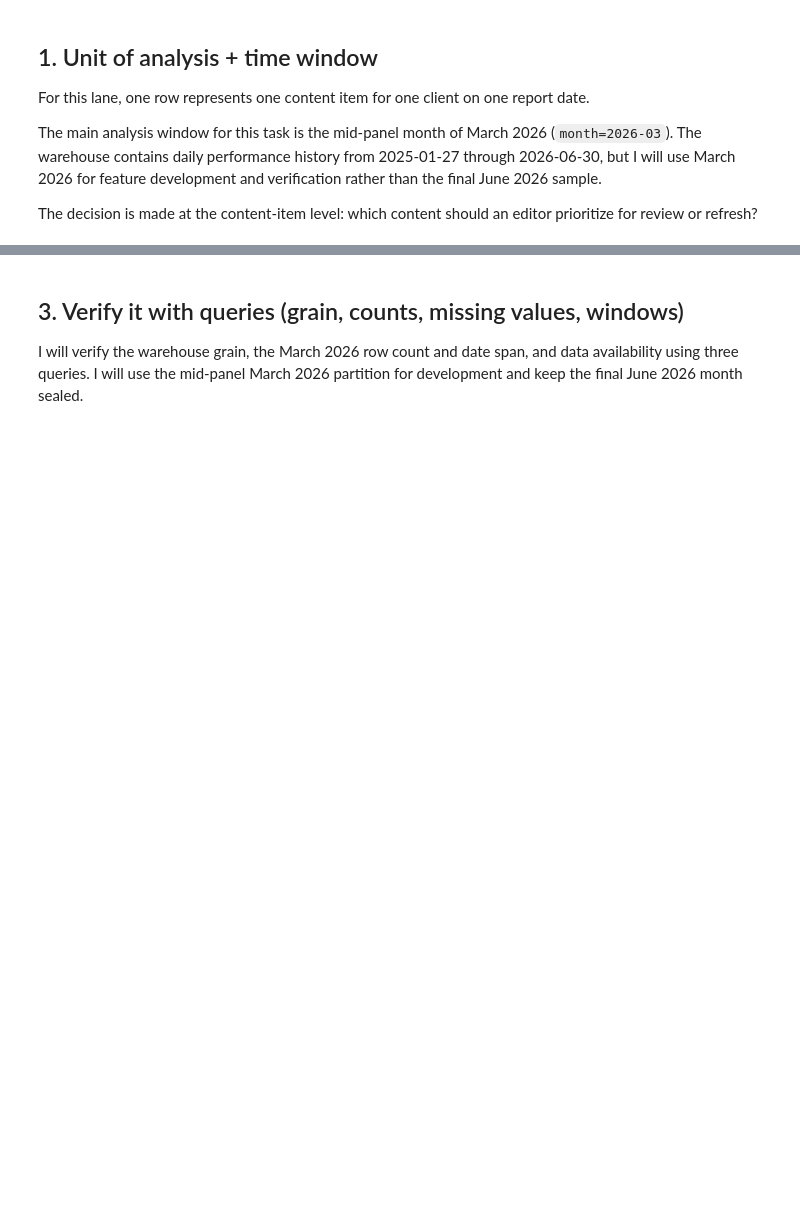
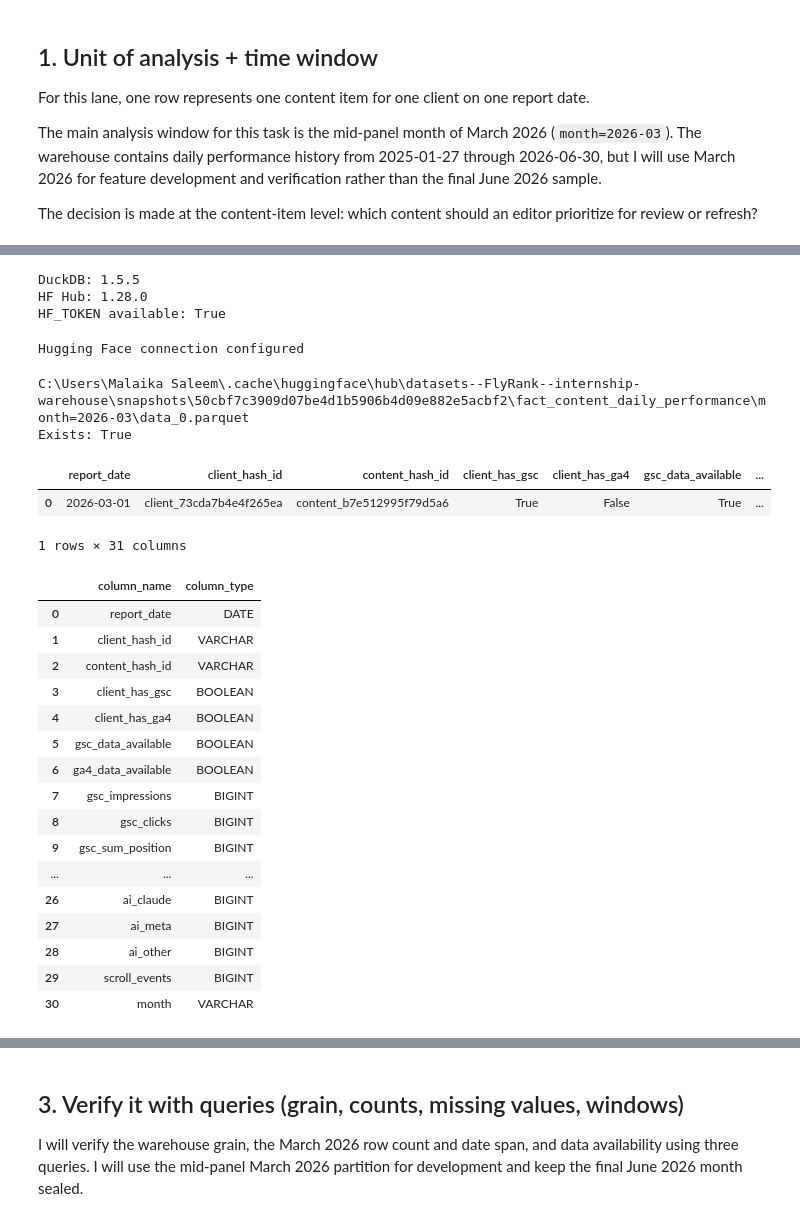
Before and after one commit to malaikasaleem944/malaika_flyrank, a Jupyter notebook: work/notebooks/w03_data_contract.ipynb, the cells around one changed output, grey strips where cells are left out. Cells and saved outputs as stored; diff of their text form; code cells hidden in the pictures; blank space fills up the shorter version.

Commit message:
Complete W03 data contract and leakage check

```diff
--- a/work/notebooks/w03_data_contract.ipynb
+++ b/work/notebooks/w03_data_contract.ipynb
@@ -41,0 +235,80 @@ LIMIT 5
+# %%
+import duckdb
+import huggingface_hub
+import os
+
+print("DuckDB:", duckdb.__version__)
+print("HF Hub:", huggingface_hub.__version__)
+print("HF_TOKEN available:", bool(os.environ.get("HF_TOKEN")))
+# %% [output]
+DuckDB: 1.5.5
+HF Hub: 1.28.0
+HF_TOKEN available: True
+# %%
+import os
+import duckdb
+
+HF_TOKEN = os.environ["HF_TOKEN"]
+
+con = duckdb.connect()
+
+con.execute(f"""
+CREATE OR REPLACE SECRET hf (
+    TYPE huggingface,
+    TOKEN '{HF_TOKEN}'
+)
+""")
+
+REL = "hf://datasets/FlyRank/internship-warehouse"
+
+print("Hugging Face connection configured")
+# %% [output]
+Hugging Face connection configured
+# %%
+from pathlib import Path
+import duckdb
+
+march_file = Path.home() / ".cache" / "huggingface" / "hub" / "datasets--FlyRank--internship-warehouse" / "snapshots" / "50cbf7c3909d07be4d1b5906b4d09e882e5acbf2" / "fact_content_daily_performance" / "month=2026-03" / "data_0.parquet"
+
+print(march_file)
+print("Exists:", march_file.exists())
+# %% [output]
+C:\Users\Malaika Saleem\.cache\huggingface\hub\datasets--FlyRank--internship-warehouse\snapshots\50cbf7c3909d07be4d1b5906b4d09e882e5acbf2\fact_content_daily_performance\month=2026-03\data_0.parquet
+Exists: True
+# %%
+test = con.sql(f"""
+SELECT *
+FROM '{march_file}'
+LIMIT 1
+""").df()
+
+display(test)
+# %% [output]
+|  | report_date | client_hash_id | content_hash_id | client_has_gsc | client_has_ga4 | gsc_data_available | ... |
+| 0 | 2026-03-01 | client_73cda7b4e4f265ea | content_b7e512995f79d5a6 | True | False | True | ... |
+1 rows × 31 columns
+# %%
+columns = con.sql(f"""
+DESCRIBE SELECT *
+FROM '{march_file}'
+""").df()
+
+columns[["column_name", "column_type"]]
+# %% [output]
+|  | column_name | column_type |
+| 0 | report_date | DATE |
+| 1 | client_hash_id | VARCHAR |
+| 2 | content_hash_id | VARCHAR |
+| 3 | client_has_gsc | BOOLEAN |
+| 4 | client_has_ga4 | BOOLEAN |
+| 5 | gsc_data_available | BOOLEAN |
+| 6 | ga4_data_available | BOOLEAN |
+| 7 | gsc_impressions | BIGINT |
+| 8 | gsc_clicks | BIGINT |
+| 9 | gsc_sum_position | BIGINT |
+| ... | ... | ... |
+| 26 | ai_claude | BIGINT |
+| 27 | ai_meta | BIGINT |
+| 28 | ai_other | BIGINT |
+| 29 | scroll_events | BIGINT |
+| 30 | month | VARCHAR |
```
Also changed, not shown: parts of 48 cells of this notebook.
